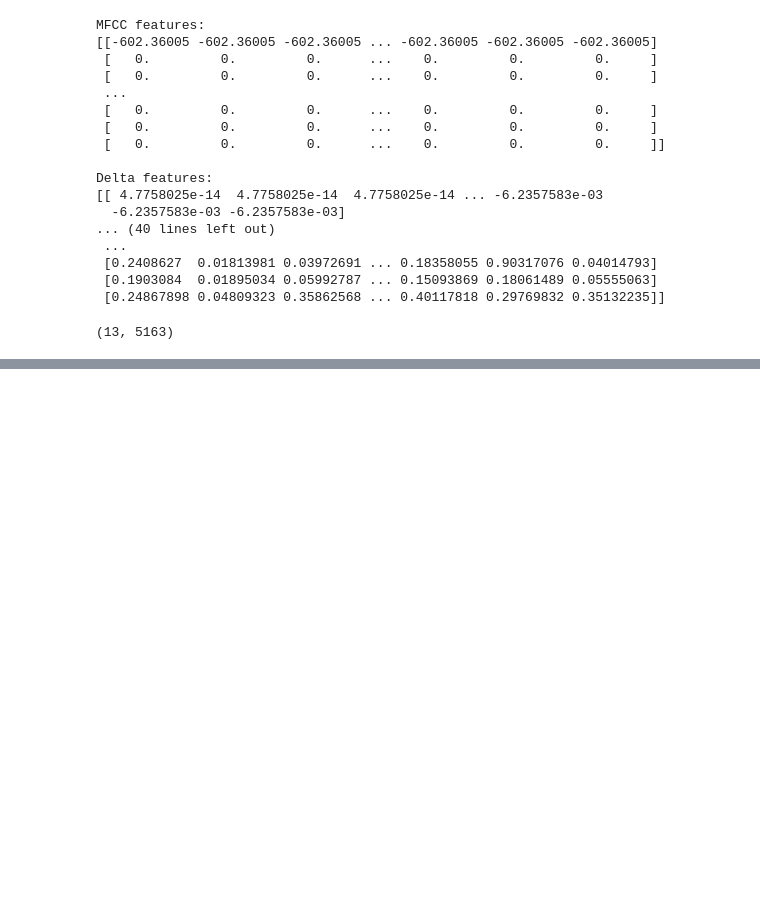
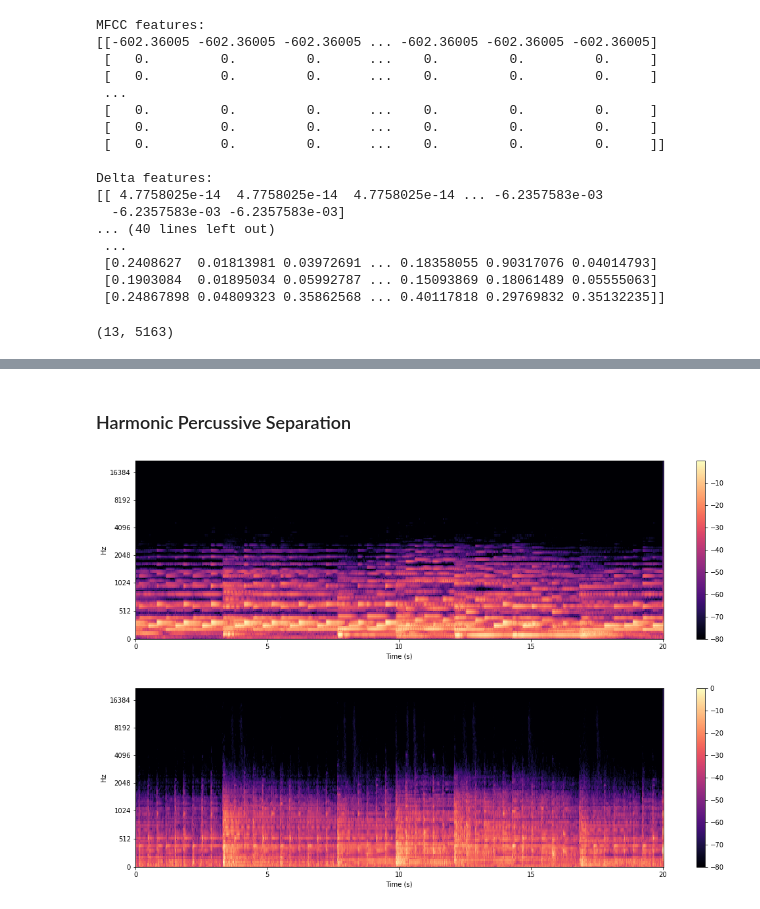
Before and after one commit to kiplimock/speech-processing, a Jupyter notebook: librosa.ipynb, the cells around one changed output, grey strips where cells are left out. Drawn from its saved outputs; the diff is of its cells as text; code cells hidden in the pictures; blank space fills up the shorter version.

```diff
--- a/librosa.ipynb
+++ b/librosa.ipynb
@@ -94,0 +142,24 @@ np.shape(mfcc)
+# %% [markdown]
+### Harmonic Percussive Separation
+# %%
+data_h, data_p = librosa.effects.hpss(data)
+
+# spectrograms
+spec_h = librosa.feature.melspectrogram(data_h, sr)
+spec_p = librosa.feature.melspectrogram(data_p, sr)
+db_spec_h = librosa.power_to_db(spec_h, ref=np.max)
+db_spec_p = librosa.power_to_db(spec_p, ref=np.max)
+
+# harmonic component in dB
+plt.figure(figsize=(18,5))
+librosa.display.specshow(db_spec_h, y_axis='mel', x_axis='s', sr=sr)
+plt.colorbar()
+
+# percussive component in dB
+plt.figure(figsize=(18,5))
+librosa.display.specshow(db_spec_p, y_axis='mel', x_axis='s', sr=sr)
+plt.colorbar()
+plt.show()
+# %% [output]
+[figure, added]
+[figure, added]
```
Also changed, not shown: parts of 18 cells of this notebook, 3 other files.
